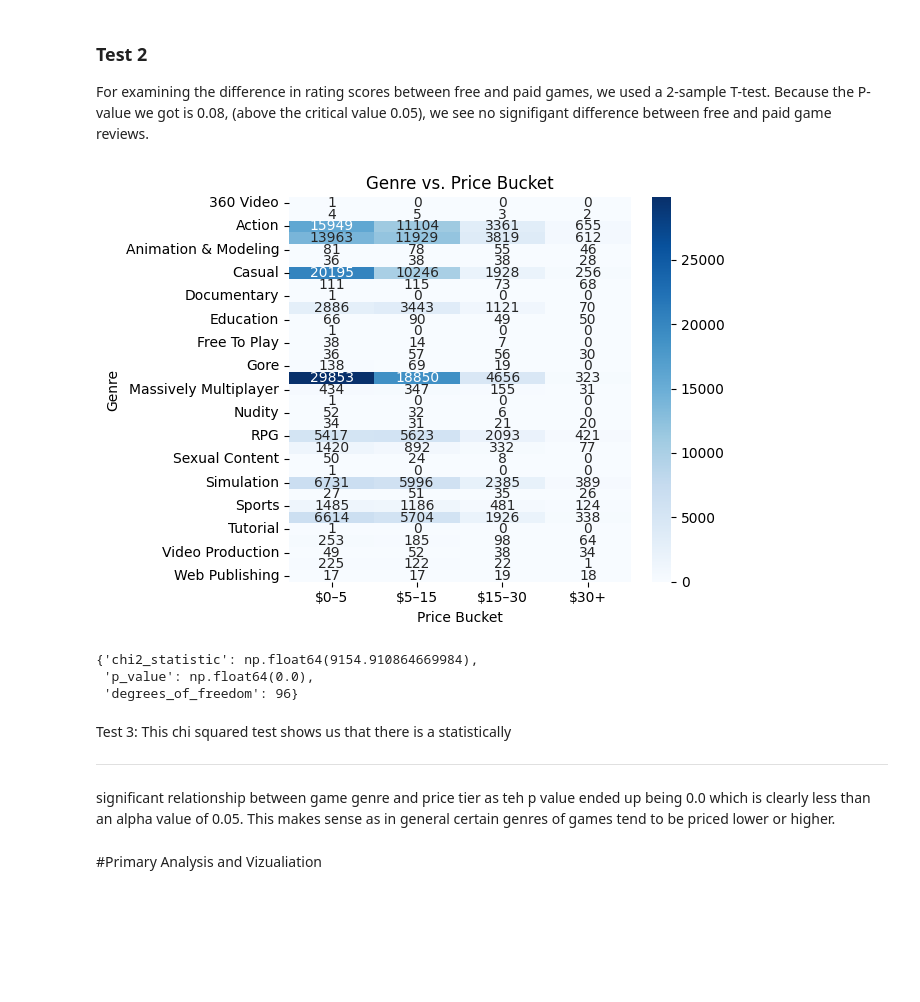
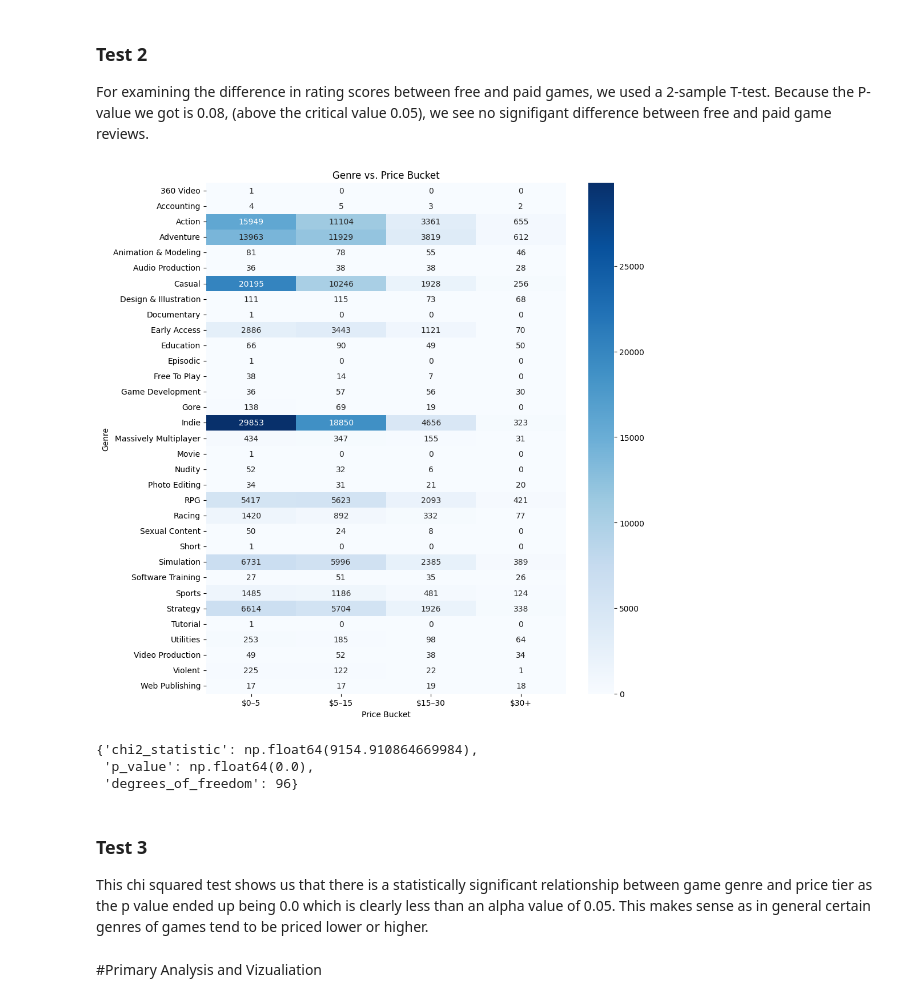
Before and after one commit to ambrozak/ambrozak.github.io, a Jupyter notebook: readsteamdata.ipynb, the cells around one changed output. Cells and saved outputs as stored; diff of their text form; code cells hidden in the pictures; blank space fills up the shorter version.

```diff
--- a/readsteamdata.ipynb
+++ b/readsteamdata.ipynb
@@ -390,43 +455,41 @@ filteredgamesdf["price_bucket"] = filteredgamesdf["initial_price_dollars"].apply
 price_order = ["Free", "$0–5", "$5–15", "$15–30", "$30+"]
 filteredgamesdf["price_bucket"] = pd.Categorical(
     filteredgamesdf["price_bucket"],
     categories=price_order,
     ordered=True
 )
 
 # Create contingency table
 contingency = pd.crosstab(filteredgamesdf["genre"], filteredgamesdf["price_bucket"])
 
 # Chi-square test
 chi2, p, dof, expected = sp.stats.chi2_contingency(contingency)
 
 # Plot heatmap
+plt.figure(figsize=(10, len(contingency) * 0.3))
 sns.heatmap(contingency, annot=True, fmt="d", cmap="Blues")
 plt.title("Genre vs. Price Bucket")
 plt.xlabel("Price Bucket")
 plt.ylabel("Genre")
 plt.tight_layout()
 plt.show()
 
 # Output results
 chi2_test_result = {
     "chi2_statistic": chi2,
     "p_value": p,
     "degrees_of_freedom": dof
 }
 
 chi2_test_result
 # %% [output]
-[figure, old version]
+[figure, new version]
 {'chi2_statistic': np.float64(9154.910864669984),
  'p_value': np.float64(0.0),
  'degrees_of_freedom': 96}
 # %% [markdown]
-Test 3: This chi squared test shows us that there is a statistically
-
----
-
-significant relationship between game genre and price tier as teh p value ended up being 0.0 which is
+### Test 3
+This chi squared test shows us that there is a statistically significant relationship between game genre and price tier as the p value ended up being 0.0 which is
 clearly less than an alpha value of 0.05. This makes sense as in general certain genres of games tend to be priced lower or higher.
 # %% [markdown]
 #Primary Analysis and Vizualiation
```
Also changed, not shown: parts of 9 cells of this notebook, 1 other file.
